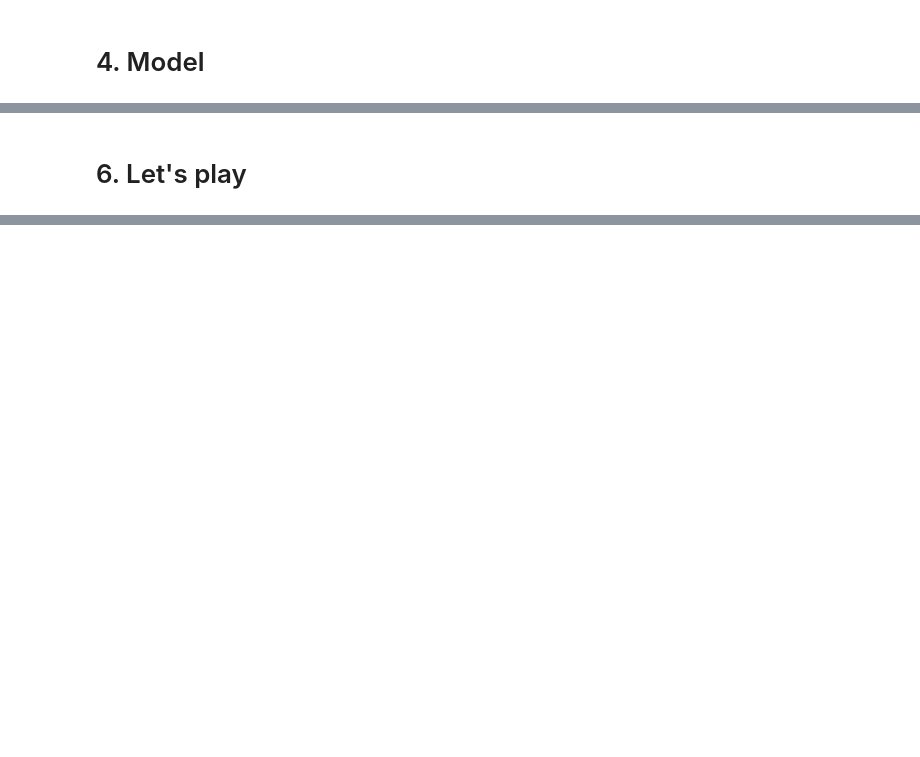
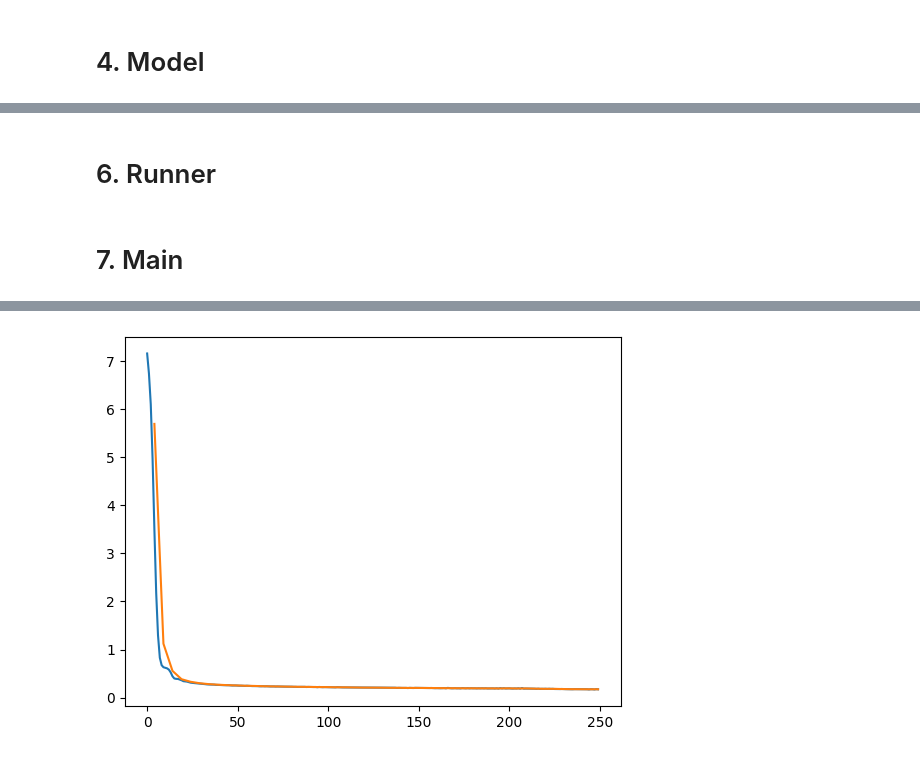
Before and after one commit to AlessandroDiR/SpaceAI, a Jupyter notebook: SpaceAI.ipynb, the cells around one changed output, grey strips where cells are left out. Saved outputs shown, nothing was run; the diff lists cells and outputs as text; code cells hidden in the pictures; blank space fills up the shorter version.

Commit message:
Added valdidation and metrics, edit hyperparameters

```diff
--- a/SpaceAI.ipynb
+++ b/SpaceAI.ipynb
@@ -177,2 +198,20 @@ class SpaceAIModel(nn.Module):
+# %%
+class Metrics:
+    def __init__(self, real: np.array, prediction: np.array):
+        self.real = real
+        self.prediction = prediction
+
+    def token_level_accuracy(self):
+        correct = 0
+        total = 0
+        for pred, real in zip(self.prediction, self.real):
+            correct += sum(
+                pred_token == real_token for pred_token, real_token in zip(pred, real)
+            )
+            total += len(real)
+
+        return correct / total
+# %% [markdown]
+# 6. Runner
 # %%
 class SpaceAIRunner:
@@ -271,11 +352,11 @@ class SpaceAIRunner:
-# %% [markdown]
-# 6. Let's play
+# %% [markdown]
+# 7. Main
 # %%
-BATCH_SIZE = 100
-EPOCHS = 10
+BATCH_SIZE = 20
+EPOCHS = 5
 SHUFFLE = False
-EMB_DIM = 256
-HID_DIM = 512
+EMB_DIM = 150
+HID_DIM = 300
 N_LAYERS = 2
 DROPOUT = 0.5
 TRAIN = True
@@ -284,9 +365,17 @@ LR = 0.001
 
 tr_dataset = CustomDataset(file_path="datasets/train/train.csv")
 te_dataset = CustomDataset(file_path="datasets/test/test.csv")
+va_dataset = CustomDataset(file_path="datasets/validation/validation.csv")
 
-tr_loader = torch.utils.data.DataLoader(tr_dataset, batch_size=BATCH_SIZE, shuffle=SHUFFLE)
-te_loader = torch.utils.data.DataLoader(te_dataset, batch_size=BATCH_SIZE, shuffle=SHUFFLE)
+tr_loader = torch.utils.data.DataLoader(
+    tr_dataset, batch_size=BATCH_SIZE, shuffle=SHUFFLE
+)
+te_loader = torch.utils.data.DataLoader(
+    te_dataset, batch_size=BATCH_SIZE, shuffle=SHUFFLE
+)
+va_loader = torch.utils.data.DataLoader(
+    va_dataset, batch_size=BATCH_SIZE, shuffle=SHUFFLE
+)
 
 runner = SpaceAIRunner(
     batch_size=BATCH_SIZE,
@@ -297,9 +386,14 @@ runner = SpaceAIRunner(
     hidden_size=HID_DIM,
     num_layers=N_LAYERS,
     dropout=DROPOUT,
-    lr=LR)
+    lr=LR,
+)
 
 if TRAIN:
-    runner.train(train_loader=tr_loader, out_root="out")
+    runner.train(train_loader=tr_loader, validation_loader=va_loader, out_root="out")
 else:
-    runner.test(test_loader=te_loader)
+    print(f"\n *** *** TESTING *** ***")
+    t_accuracy, s_accuracy = runner.test(test_loader=te_loader)
+    print("Finished testing!")
+    print(f"token_level_accuracy: {t_accuracy:.2f}")
+# %% [output]
@@ -305,0 +417 @@ else:
+[figure, added]
```
Also changed, not shown: parts of 10 cells of this notebook, 4 other files.
